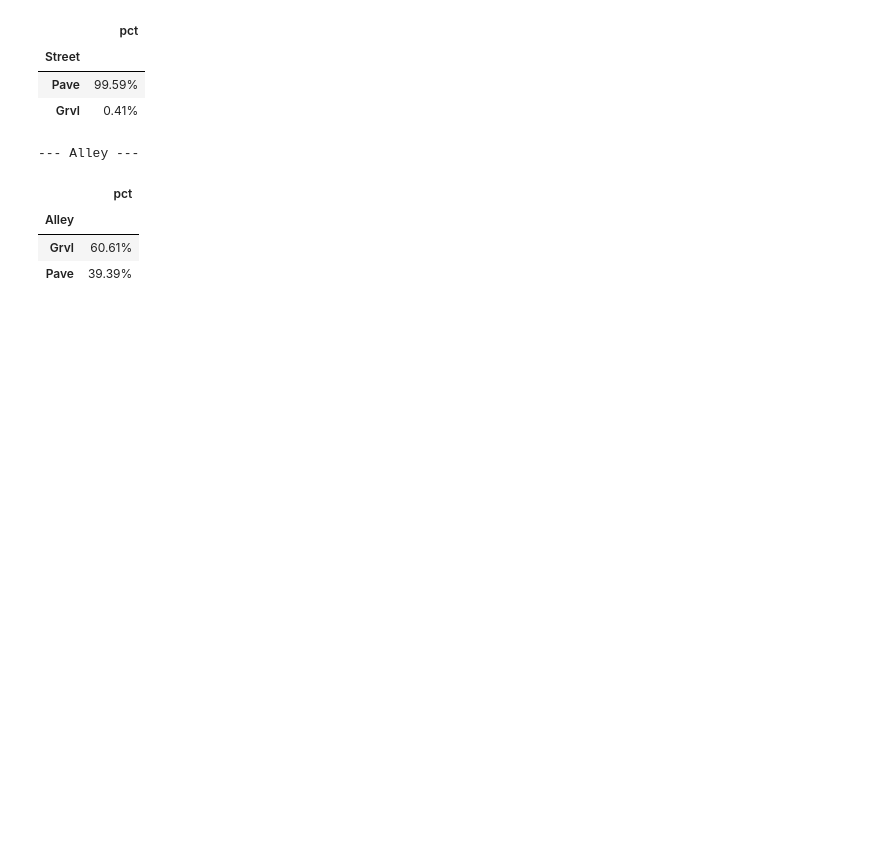
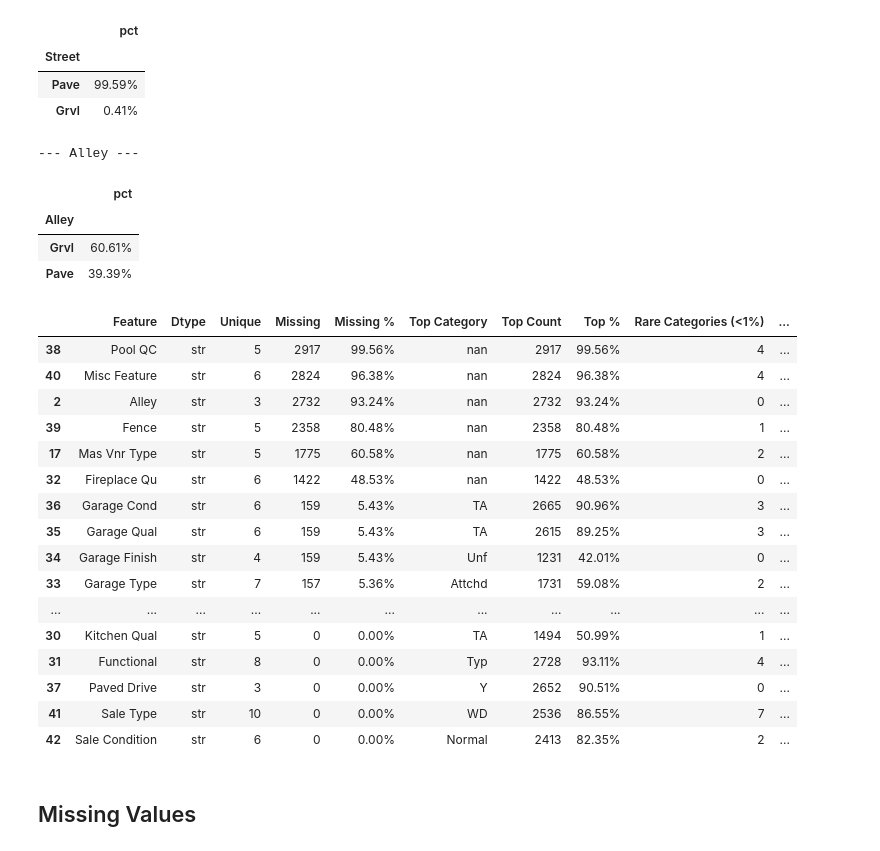
Before and after one commit to ViShEsHK2412/macro-pricer, a Jupyter notebook: notebooks/first.ipynb, the cells around one changed output. Cells and saved outputs as stored; diff of their text form; code cells hidden in the pictures; blank space fills up the shorter version.

```diff
--- a/notebooks/first.ipynb
+++ b/notebooks/first.ipynb
@@ -377,3 +410,76 @@ for col in CAT_COLS[:3]:
 | Alley |  |
 | Grvl | 60.61% |
 | Pave | 39.39% |
+# %%
+# =========================
+# Categorical Feature Summary
+# =========================
+
+cat_summary = []
+
+for col in CAT_COLS:
+
+    vc = df[col].value_counts(dropna=False)
+    vc_norm = df[col].value_counts(dropna=False, normalize=True)
+
+    top_category = vc.index[0]
+    top_count = vc.iloc[0]
+    top_pct = vc_norm.iloc[0]
+
+    rare_categories = (vc_norm < 0.01).sum()
+
+    n_unique = df[col].nunique(dropna=False)
+
+    if n_unique <= 10:
+        cardinality = "Low"
+    elif n_unique <= 30:
+        cardinality = "Medium"
+    else:
+        cardinality = "High"
+
+    cat_summary.append({
+        "Feature": col,
+        "Dtype": df[col].dtype,
+        "Unique": n_unique,
+        "Missing": df[col].isna().sum(),
+        "Missing %": df[col].isna().mean(),
+        "Top Category": top_category,
+        "Top Count": top_count,
+        "Top %": top_pct,
+        "Rare Categories (<1%)": rare_categories,
+        "Cardinality": cardinality,
+    })
+
+cat_summary = pd.DataFrame(cat_summary)
+
+display(
+    cat_summary
+        .sort_values("Missing %", ascending=False)
+        .style
+        .format({
+            "Missing %": "{:.2%}",
+            "Top %": "{:.2%}"
+        })
+        .background_gradient(subset=["Missing %"], cmap="Reds")
+        .background_gradient(subset=["Top %"], cmap="Blues")
+)
+# %% [output]
+|  | Feature | Dtype | Unique | Missing | Missing % | Top Category | Top Count | Top % | Rare Categories (<1%) | ... |
+| 38 | Pool QC | str | 5 | 2917 | 99.56% | nan | 2917 | 99.56% | 4 | ... |
+| 40 | Misc Feature | str | 6 | 2824 | 96.38% | nan | 2824 | 96.38% | 4 | ... |
+| 2 | Alley | str | 3 | 2732 | 93.24% | nan | 2732 | 93.24% | 0 | ... |
+| 39 | Fence | str | 5 | 2358 | 80.48% | nan | 2358 | 80.48% | 1 | ... |
+| 17 | Mas Vnr Type | str | 5 | 1775 | 60.58% | nan | 1775 | 60.58% | 2 | ... |
+| 32 | Fireplace Qu | str | 6 | 1422 | 48.53% | nan | 1422 | 48.53% | 0 | ... |
+| 36 | Garage Cond | str | 6 | 159 | 5.43% | TA | 2665 | 90.96% | 3 | ... |
+| 35 | Garage Qual | str | 6 | 159 | 5.43% | TA | 2615 | 89.25% | 3 | ... |
+| 34 | Garage Finish | str | 4 | 159 | 5.43% | Unf | 1231 | 42.01% | 0 | ... |
+| 33 | Garage Type | str | 7 | 157 | 5.36% | Attchd | 1731 | 59.08% | 2 | ... |
+| ... | ... | ... | ... | ... | ... | ... | ... | ... | ... | ... |
+| 30 | Kitchen Qual | str | 5 | 0 | 0.00% | TA | 1494 | 50.99% | 1 | ... |
+| 31 | Functional | str | 8 | 0 | 0.00% | Typ | 2728 | 93.11% | 4 | ... |
+| 37 | Paved Drive | str | 3 | 0 | 0.00% | Y | 2652 | 90.51% | 0 | ... |
+| 41 | Sale Type | str | 10 | 0 | 0.00% | WD | 2536 | 86.55% | 7 | ... |
+| 42 | Sale Condition | str | 6 | 0 | 0.00% | Normal | 2413 | 82.35% | 2 | ... |
+# %% [markdown]
+## Missing Values
```
Also changed, not shown: parts of 3 cells of this notebook.
